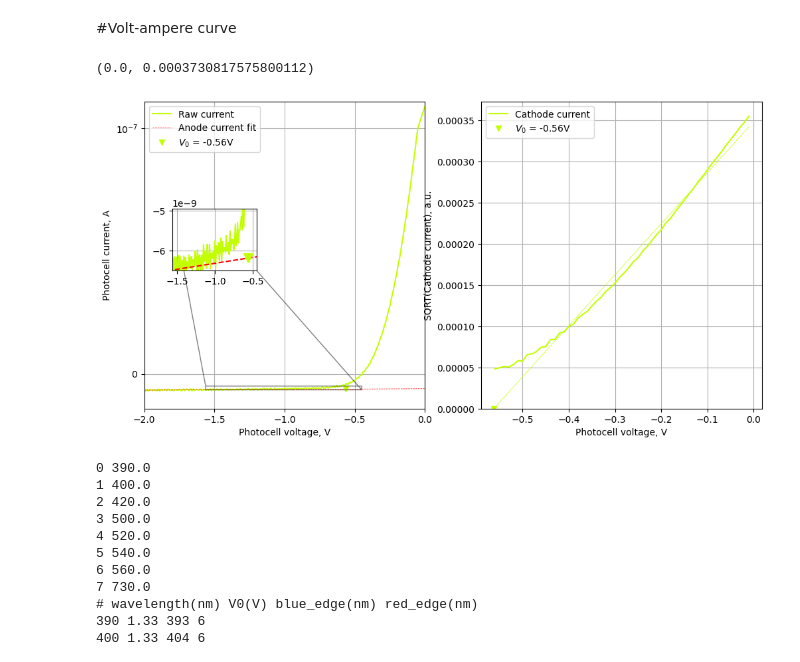
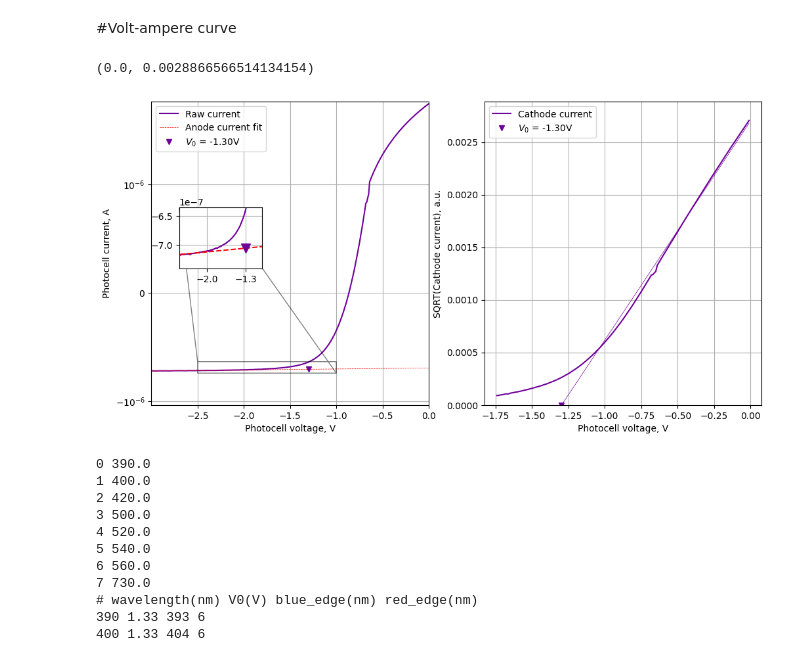
Before and after one commit to evgeny-kolonsky/Lab4, a Jupyter notebook: PE/LED/Lab4_PE_RCA929_LEDs.ipynb, the cells around one changed output. Cells and saved outputs as stored; diff of their text form; code cells hidden in the pictures.

```diff
--- a/PE/LED/Lab4_PE_RCA929_LEDs.ipynb
+++ b/PE/LED/Lab4_PE_RCA929_LEDs.ipynb
@@ -27,7 +27,7 @@ from spectrumplots import wavelength_to_color
 # %%
 def find_root2(V, I, *,
               noise_k=10.0,
-              r2_min=0.99,
+              r2_min=0.995,
               min_points=5,
               trim_right=0,
               return_diagnostics=False):
@@ -132,7 +132,7 @@ ANODE_VMAX = -2.0 #V
 
 # example
 fig, ax = plt.subplots(1, 2, figsize=(12,6))
-name, wl = 'RCA929', 560
+name, wl = 'RCA929', 400
 
 color = wavelength_to_color(wl)
 url = URL+ f'{name}.csv'
@@ -148,42 +148,42 @@ anode_fit = debug['anode_fit']
 ax[0].plot(Vm, Im, color=color, label='Raw current')
 ax[0].plot(Vm, anode_fit.slope * Vm + anode_fit.intercept, color='red', lw=0.5, ls='--', label='Anode current fit')
 ax[0].plot(V0, anode_fit.slope * V0 + anode_fit.intercept, 'v', color=color, label=rf'$V_0$ = {V0:.2f}V')
 ax[0].set_xlabel('Photocell voltage, V')
 ax[0].set_ylabel('Photocell current, A')
 ax[0].grid()
-ax[0].set_xlim(-2,0)
-ax[0].set_xticks([-2, -1.5, -1, -0.5, 0])
-ax[0].set_yscale('symlog', linthresh=1e-7)
+ax[0].set_xlim(-3,0)
+ax[0].set_xticks([-2.5, -2, -1.5, -1, -0.5, 0])
+ax[0].set_yscale('symlog', linthresh=1e-6)
 ax[0].legend()
 
 axins = ax[0].inset_axes([0.1, 0.45, 0.3, 0.2]) # [x, y, width, height] in axes coordinates
 axins.plot(Vm, Im, color=color)
 axins.plot(Vm, anode_fit.slope * Vm + anode_fit.intercept, color='red', ls='--')
 I0 = anode_fit.slope * V0 + anode_fit.intercept
 axins.plot(V0, anode_fit.slope * V0 + anode_fit.intercept, 'v', color=color, ms=10)
 
-axins.set_xlim(V0 - 1, V0*0.8)
-#axins.set_xlim(-1.75, -1)
-axins.set_ylim(I0*1.05,I0*0.8)
+#axins.set_xlim(-2.5, V0*0.8)
+axins.set_xlim(-2.5, -1)
+axins.set_ylim(I0*1.05,I0*0.9)
 axins.grid(True)
-#axins.set_xticks([-1.6, -1.3, -1.0])
+axins.set_xticks([-2.0, -1.3])
 #axins.set_yticks([])
 ax[0].indicate_inset_zoom(axins, edgecolor="black")
 
 #
 on = debug['cathode_mask']
 xv, yv, cathode_fit = debug['xv'], debug['yv'], debug['cathode_fit']
 ax[1].plot(xv, yv, '-', color=color, label='Cathode current')
 ax[1].plot(V0, 0, 'v', color=color, label=rf'$V_0$ = {V0:.2f}V')
 ax[1].plot(xv, cathode_fit.slope * xv + cathode_fit.intercept, color=color, lw=0.5)
 ax[1].set_xlabel('Photocell voltage, V')
 ax[1].set_ylabel('SQRT(Cathode current), a.u.')
 ax[1].grid()
 ax[1].legend()
 ax[1].set_ylim(bottom=0)
 # %% [output]
-(0.0, 0.0003730817575800112)
+(0.0, 0.0028866566514134154)
-[figure, old version]
+[figure, new version]
 # %%
 fig, ax = plt.subplots(1, 3, figsize=(12,6))
 plt.grid()
```
